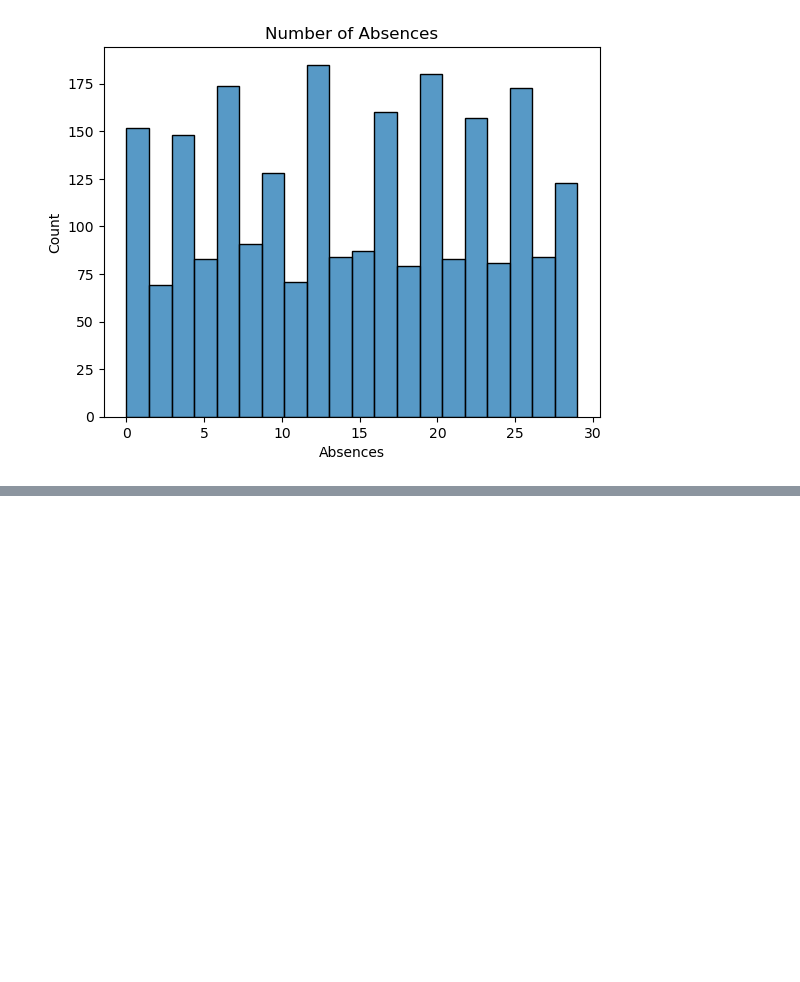
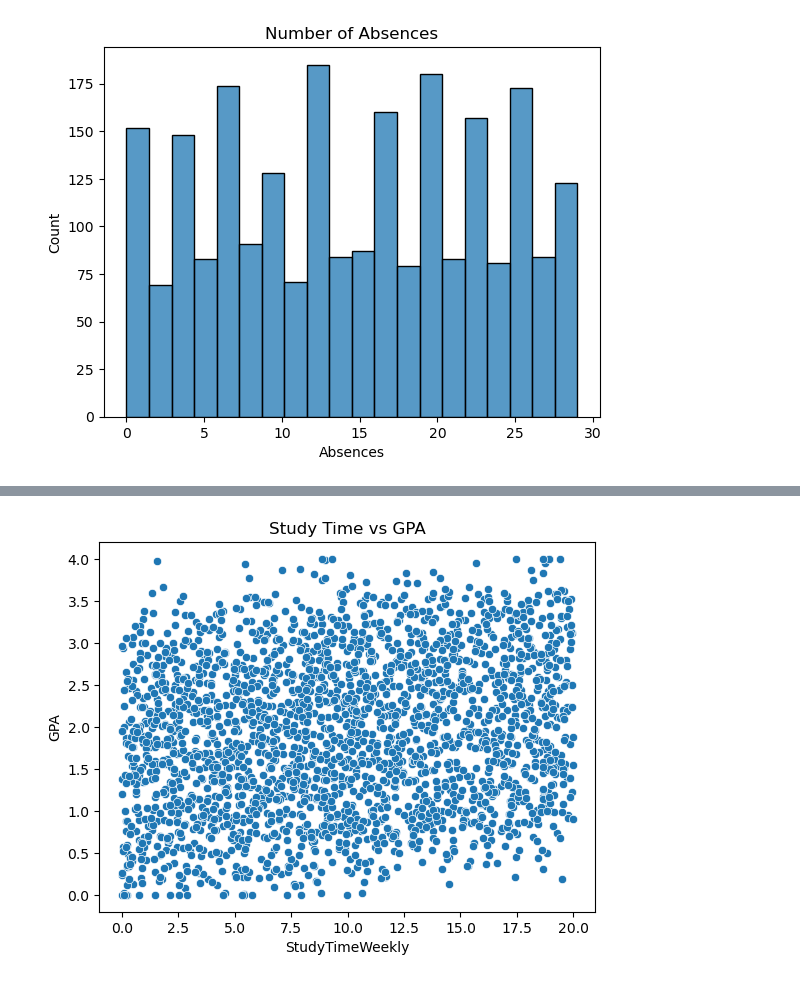
Before and after one commit to GetafixPotion/buildingtest1, a Jupyter notebook: System_Loading_and_Initial_Checks.ipynb, the cells around one changed output, grey strips where cells are left out. Drawn from its saved outputs; the diff is of its cells as text; code cells hidden in the pictures; blank space fills up the shorter version.

```diff
--- a/System_Loading_and_Initial_Checks.ipynb
+++ b/System_Loading_and_Initial_Checks.ipynb
@@ -174,0 +184,7 @@ plt.show()
+# %%
+#Study Time vs GPA
+sns.scatterplot(x='StudyTimeWeekly', y='GPA', data=df)
+plt.title("Study Time vs GPA")
+plt.show()
+# %% [output]
+[figure, added]
```
Also changed, not shown: parts of 9 cells of this notebook.
